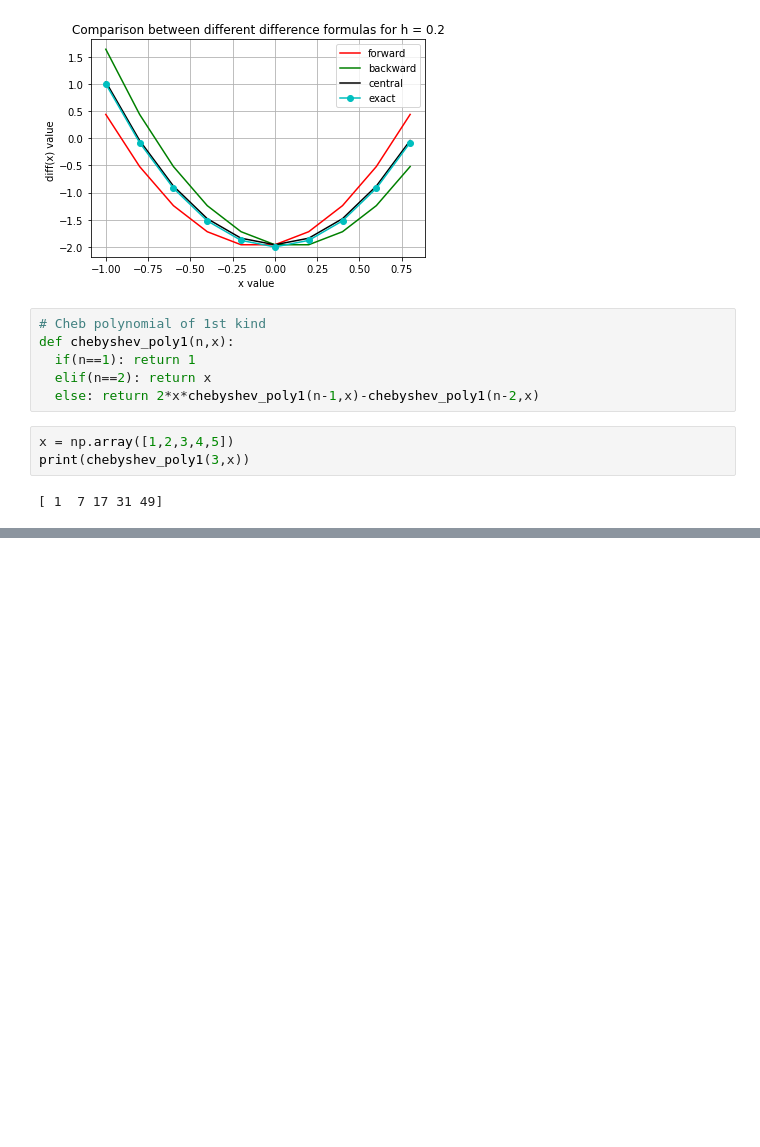
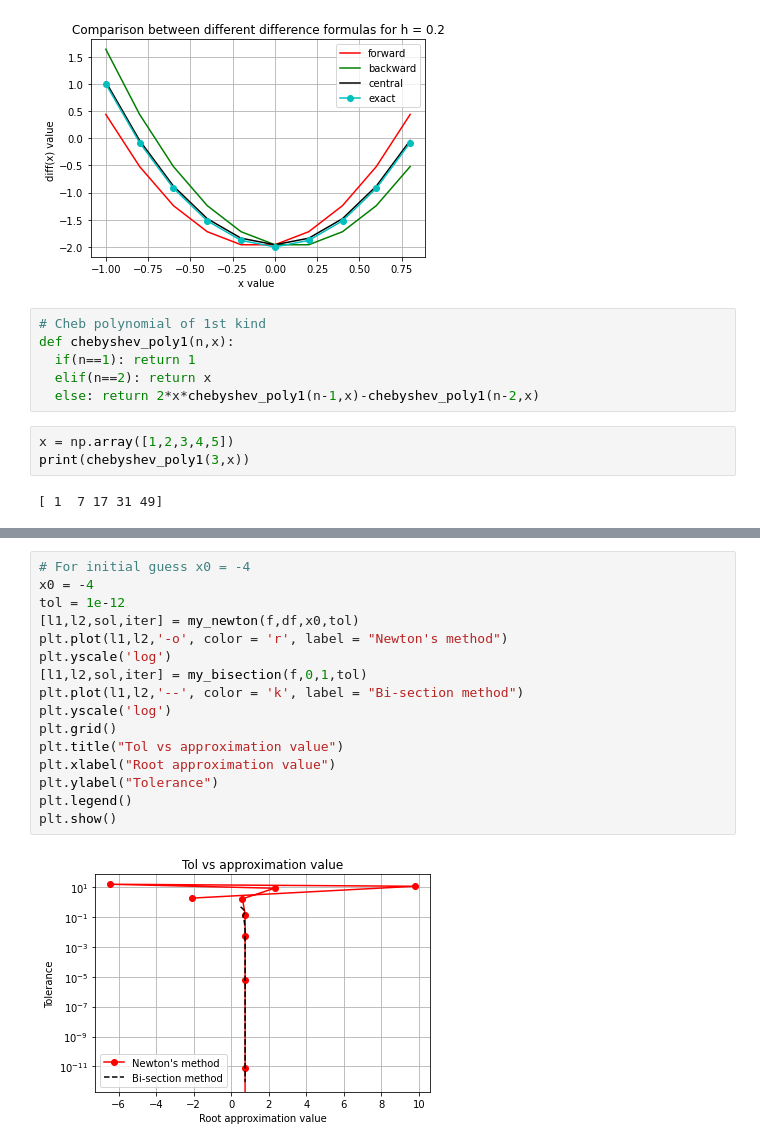
Before and after one commit to RiteshKhan/Random, a Jupyter notebook: 11_02_2022.ipynb, the cells around one changed output, grey strips where cells are left out. Cells and saved outputs as stored; diff of their text form; blank space fills up the shorter version.

```diff
--- a/11_02_2022.ipynb
+++ b/11_02_2022.ipynb
@@ -357,0 +360,18 @@ plt.show()
+# %%
+# For initial guess x0 = -4
+x0 = -4
+tol = 1e-12
+[l1,l2,sol,iter] = my_newton(f,df,x0,tol)
+plt.plot(l1,l2,'-o', color = 'r', label = "Newton's method")
+plt.yscale('log')
+[l1,l2,sol,iter] = my_bisection(f,0,1,tol)
+plt.plot(l1,l2,'--', color = 'k', label = "Bi-section method")
+plt.yscale('log')
+plt.grid()
+plt.title("Tol vs approximation value")
+plt.xlabel("Root approximation value")
+plt.ylabel("Tolerance")
+plt.legend()
+plt.show()
+# %% [output]
+[figure, added]
```
Also changed, not shown: parts of 4 cells of this notebook.
